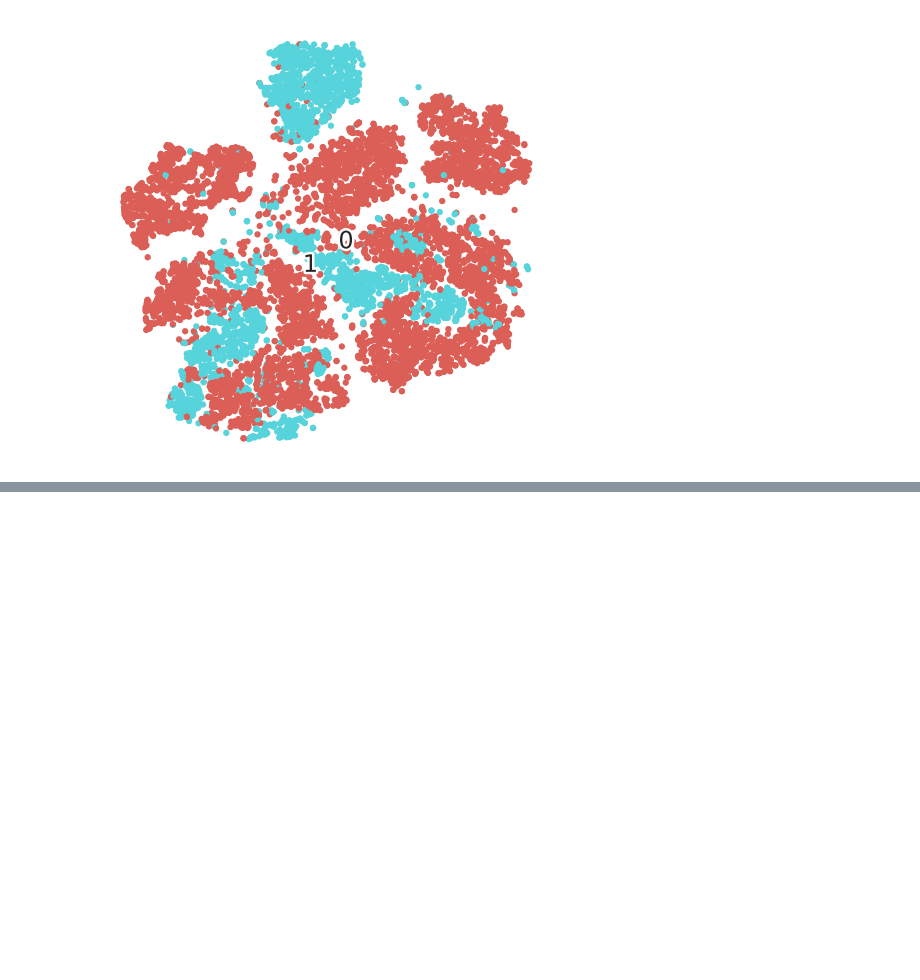
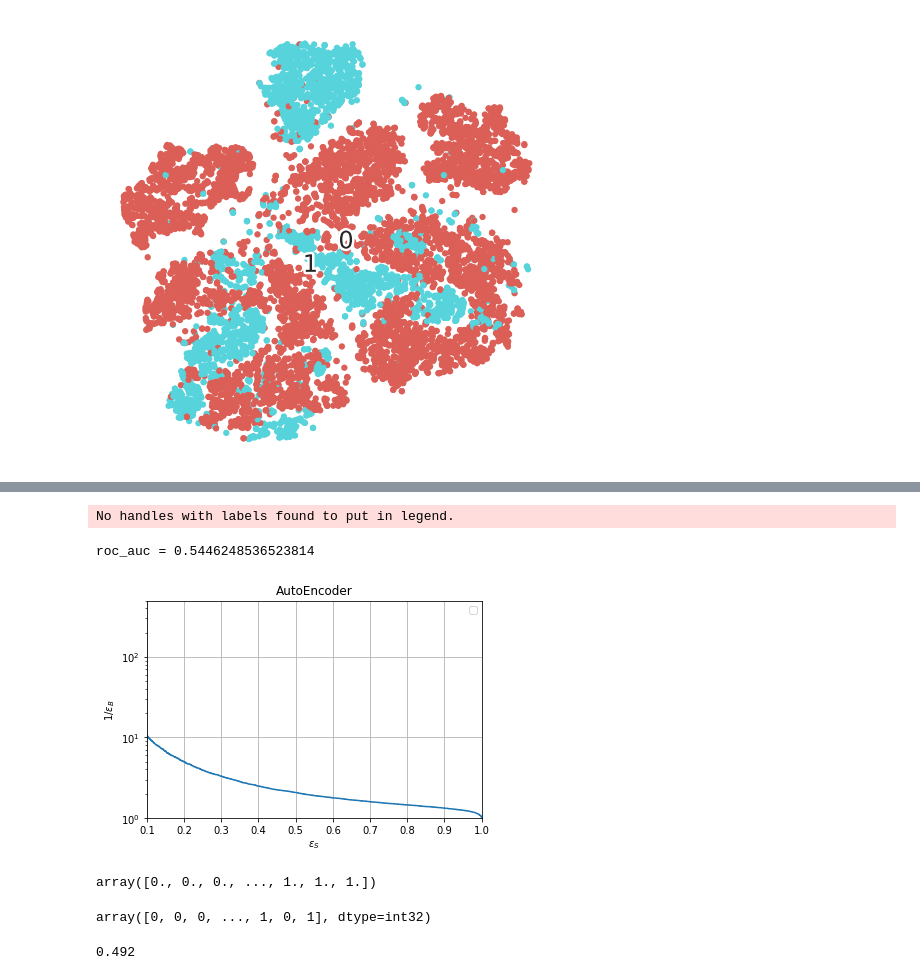
Before and after one commit to Debottam/MachinLearningEx, a Jupyter notebook: LSHashAnomaly.ipynb, the cells around one changed output, grey strips where cells are left out. Cells and saved outputs as stored; diff of their text form; code cells hidden in the pictures; blank space fills up the shorter version.

```diff
--- a/LSHashAnomaly.ipynb
+++ b/LSHashAnomaly.ipynb
@@ -235,0 +293,31 @@ num_scatter(fashion_tsne, truth)
+# %%
+fpr, tpr, thrs = roc_curve(truth_kmeans, predict_loss_mse)
+print("roc_auc =", roc_auc_score(truth_kmeans, predict_loss_mse))
+#plt.plot(fpr, tpr, label="%s" % filename)
+plt.plot(tpr, 1. / fpr, label="")
+
+plt.xlim(0.1, 1.0)
+plt.ylim(1, 500)
+plt.yscale("log")
+plt.title('AutoEncoder')
+plt.grid()
+plt.xlabel("$\epsilon_S$")
+plt.ylabel("$1/\epsilon_B$")
+plt.legend(loc="best")
+plt.show()
+# %% [output]
+No handles with labels found to put in legend.
+roc_auc = 0.5446248536523814
+[figure, added]
+# %%
+truth
+# %% [output]
+array([0., 0., 0., ..., 1., 1., 1.])
+# %%
+truth_kmeans
+# %% [output]
+array([0, 0, 0, ..., 1, 0, 1], dtype=int32)
+# %%
+np.mean(np.power(truth - truth_kmeans, 2))
+# %% [output]
+0.492
```
Also changed, not shown: parts of 11 cells of this notebook.
